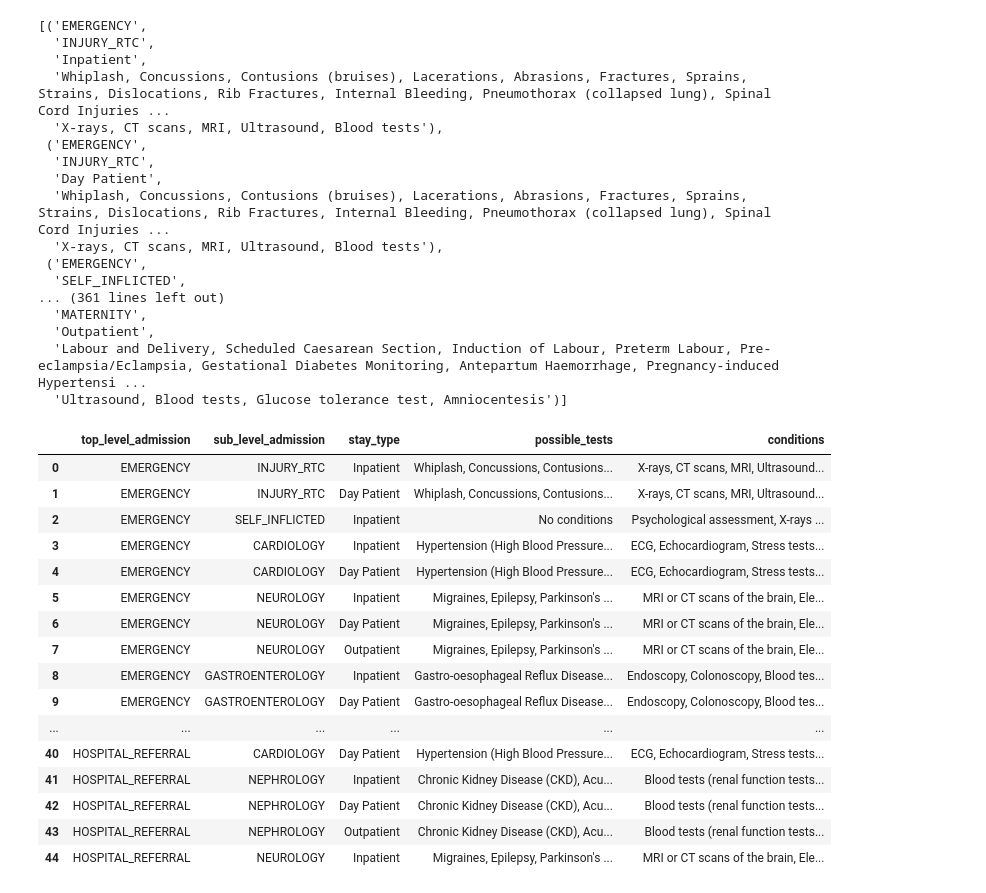
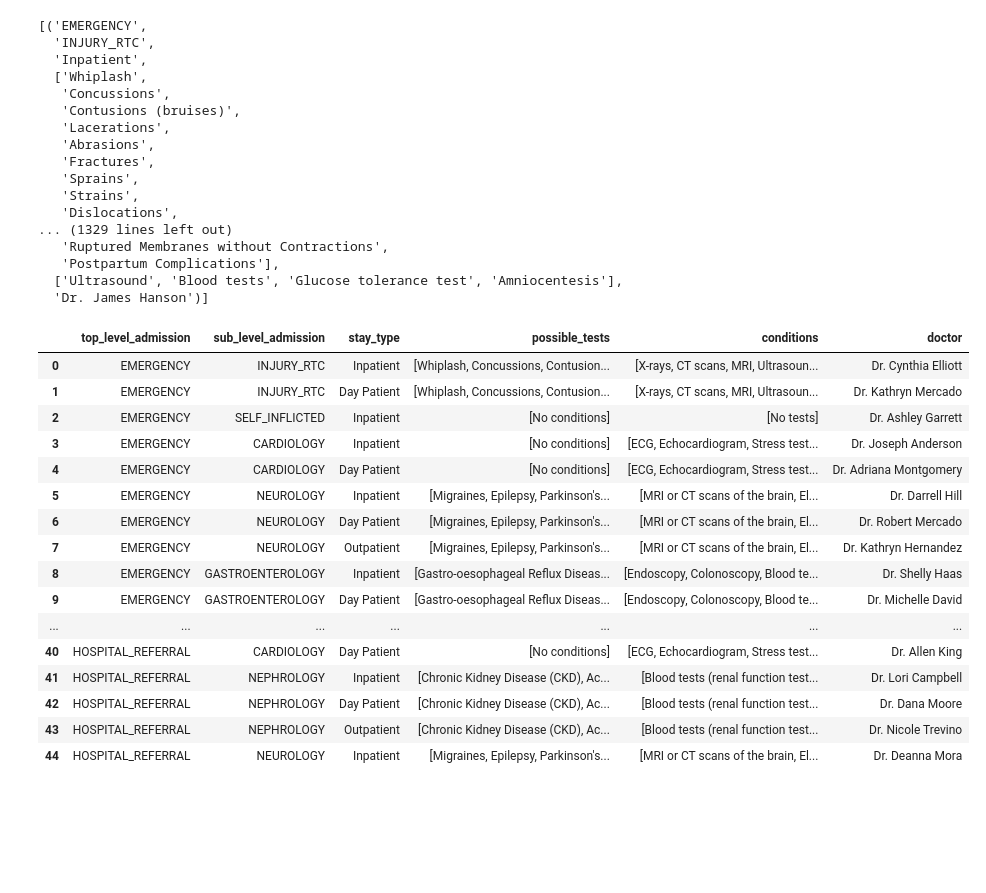
Before and after one commit to jacobluke89/health-data-etl-kaggle, a Jupyter notebook: new_approach.ipynb, the cells around one changed output. Saved outputs shown, nothing was run; the diff lists cells and outputs as text; code cells hidden in the pictures; blank space fills up the shorter version.

Commit message:
introduced doctor function dropped some original functions.

```diff
--- a/new_approach.ipynb
+++ b/new_approach.ipynb
@@ -27,17 +29,17 @@ df = read_postgres_table("dob_age_raw_data")
 # %%
 # df.where(col("Age") < 16).show()
 # %%
-from constants.admission_types_dataset import admission_mapping, CONDITION_TESTS, CONDITIONS_CONST, STAY_TYPES
-
-
+from constants.admission_types_dataset import admission_mapping, AdmissionTypes
 flattened = [
     (
         top_level.name,
         sub_level_key.name,
         stay_type,
-        ", ".join([item for sublist in sub_level_info.get(CONDITIONS_CONST, [["No conditions"]]) for item in sublist]),  ", ".join(sub_level_info.get(CONDITION_TESTS, ["No tests"]))
+        sub_level_info.get("conditions",),
+        sub_level_info.get("tests"),
+        random.choice(sub_level_info.get("doctors"))
     )
     for top_level, sub_level_dict in admission_mapping.items()
     for sub_level_key, sub_level_info in sub_level_dict.items()
-    for stay_type in (sub_level_info[STAY_TYPES] if isinstance(sub_level_info, dict) else sub_level_info)
+    for stay_type in (sub_level_info["stay_types"] if isinstance(sub_level_info, dict) else sub_level_info)
 ]
@@ -47,47 +69,47 @@ flattened
 [('EMERGENCY',
   'INJURY_RTC',
   'Inpatient',
-  'Whiplash, Concussions, Contusions (bruises), Lacerations, Abrasions, Fractures, Sprains, Strains, Dislocations, Rib Fractures, Internal Bleeding, Pneumothorax (collapsed lung), Spinal Cord Injuries ...
-  'X-rays, CT scans, MRI, Ultrasound, Blood tests'),
- ('EMERGENCY',
-  'INJURY_RTC',
-  'Day Patient',
-  'Whiplash, Concussions, Contusions (bruises), Lacerations, Abrasions, Fractures, Sprains, Strains, Dislocations, Rib Fractures, Internal Bleeding, Pneumothorax (collapsed lung), Spinal Cord Injuries ...
-  'X-rays, CT scans, MRI, Ultrasound, Blood tests'),
- ('EMERGENCY',
-  'SELF_INFLICTED',
-... (361 lines left out)
-  'MATERNITY',
-  'Outpatient',
-  'Labour and Delivery, Scheduled Caesarean Section, Induction of Labour, Preterm Labour, Pre-eclampsia/Eclampsia, Gestational Diabetes Monitoring, Antepartum Haemorrhage, Pregnancy-induced Hypertensi ...
-  'Ultrasound, Blood tests, Glucose tolerance test, Amniocentesis')]
+  ['Whiplash',
+   'Concussions',
+   'Contusions (bruises)',
+   'Lacerations',
+   'Abrasions',
+   'Fractures',
+   'Sprains',
+   'Strains',
+   'Dislocations',
+... (1329 lines left out)
+   'Ruptured Membranes without Contractions',
+   'Postpartum Complications'],
+  ['Ultrasound', 'Blood tests', 'Glucose tolerance test', 'Amniocentesis'],
+  'Dr. James Hanson')]
 # %%
 """
 STEP 1
     From the flattened data list we wish to create a DataFrame. This contains all the possible combinations for the given
     top level admissions, sub level admissions, stay types and list of tests available from the admission_mapping, stay_type and admission_tests lists or dictionaries in admission_types_test_dataset.py
 """
-mapping_df = spark.createDataFrame(flattened, ["top_level_admission", "sub_level_admission", "stay_type", "possible_tests", "conditions"])
+mapping_df = spark.createDataFrame(flattened, ["top_level_admission", "sub_level_admission", "stay_type", "possible_tests", "conditions", "doctor"])
 
 display_df(mapping_df, 45)
 # %% [output]
-|  | top_level_admission | sub_level_admission | stay_type | possible_tests | conditions |
-| 0 | EMERGENCY | INJURY_RTC | Inpatient | Whiplash, Concussions, Contusions... | X-rays, CT scans, MRI, Ultrasound... |
-| 1 | EMERGENCY | INJURY_RTC | Day Patient | Whiplash, Concussions, Contusions... | X-rays, CT scans, MRI, Ultrasound... |
-| 2 | EMERGENCY | SELF_INFLICTED | Inpatient | No conditions | Psychological assessment, X-rays ... |
-| 3 | EMERGENCY | CARDIOLOGY | Inpatient | Hypertension (High Blood Pressure... | ECG, Echocardiogram, Stress tests... |
-| 4 | EMERGENCY | CARDIOLOGY | Day Patient | Hypertension (High Blood Pressure... | ECG, Echocardiogram, Stress tests... |
-| 5 | EMERGENCY | NEUROLOGY | Inpatient | Migraines, Epilepsy, Parkinson's ... | MRI or CT scans of the brain, Ele... |
-| 6 | EMERGENCY | NEUROLOGY | Day Patient | Migraines, Epilepsy, Parkinson's ... | MRI or CT scans of the brain, Ele... |
-| 7 | EMERGENCY | NEUROLOGY | Outpatient | Migraines, Epilepsy, Parkinson's ... | MRI or CT scans of the brain, Ele... |
-| 8 | EMERGENCY | GASTROENTEROLOGY | Inpatient | Gastro-oesophageal Reflux Disease... | Endoscopy, Colonoscopy, Blood tes... |
-| 9 | EMERGENCY | GASTROENTEROLOGY | Day Patient | Gastro-oesophageal Reflux Disease... | Endoscopy, Colonoscopy, Blood tes... |
-| ... | ... | ... | ... | ... | ... |
-| 40 | HOSPITAL_REFERRAL | CARDIOLOGY | Day Patient | Hypertension (High Blood Pressure... | ECG, Echocardiogram, Stress tests... |
-| 41 | HOSPITAL_REFERRAL | NEPHROLOGY | Inpatient | Chronic Kidney Disease (CKD), Acu... | Blood tests (renal function tests... |
-| 42 | HOSPITAL_REFERRAL | NEPHROLOGY | Day Patient | Chronic Kidney Disease (CKD), Acu... | Blood tests (renal function tests... |
-| 43 | HOSPITAL_REFERRAL | NEPHROLOGY | Outpatient | Chronic Kidney Disease (CKD), Acu... | Blood tests (renal function tests... |
-| 44 | HOSPITAL_REFERRAL | NEUROLOGY | Inpatient | Migraines, Epilepsy, Parkinson's ... | MRI or CT scans of the brain, Ele... |
+|  | top_level_admission | sub_level_admission | stay_type | possible_tests | conditions | doctor |
+| 0 | EMERGENCY | INJURY_RTC | Inpatient | [Whiplash, Concussions, Contusion... | [X-rays, CT scans, MRI, Ultrasoun... | Dr. Cynthia Elliott |
+| 1 | EMERGENCY | INJURY_RTC | Day Patient | [Whiplash, Concussions, Contusion... | [X-rays, CT scans, MRI, Ultrasoun... | Dr. Kathryn Mercado |
+| 2 | EMERGENCY | SELF_INFLICTED | Inpatient | [No conditions] | [No tests] | Dr. Ashley Garrett |
+| 3 | EMERGENCY | CARDIOLOGY | Inpatient | [No conditions] | [ECG, Echocardiogram, Stress test... | Dr. Joseph Anderson |
+| 4 | EMERGENCY | CARDIOLOGY | Day Patient | [No conditions] | [ECG, Echocardiogram, Stress test... | Dr. Adriana Montgomery |
+| 5 | EMERGENCY | NEUROLOGY | Inpatient | [Migraines, Epilepsy, Parkinson's... | [MRI or CT scans of the brain, El... | Dr. Darrell Hill |
+| 6 | EMERGENCY | NEUROLOGY | Day Patient | [Migraines, Epilepsy, Parkinson's... | [MRI or CT scans of the brain, El... | Dr. Robert Mercado |
+| 7 | EMERGENCY | NEUROLOGY | Outpatient | [Migraines, Epilepsy, Parkinson's... | [MRI or CT scans of the brain, El... | Dr. Kathryn Hernandez |
+| 8 | EMERGENCY | GASTROENTEROLOGY | Inpatient | [Gastro-oesophageal Reflux Diseas... | [Endoscopy, Colonoscopy, Blood te... | Dr. Shelly Haas |
+| 9 | EMERGENCY | GASTROENTEROLOGY | Day Patient | [Gastro-oesophageal Reflux Diseas... | [Endoscopy, Colonoscopy, Blood te... | Dr. Michelle David |
+| ... | ... | ... | ... | ... | ... | ... |
+| 40 | HOSPITAL_REFERRAL | CARDIOLOGY | Day Patient | [No conditions] | [ECG, Echocardiogram, Stress test... | Dr. Allen King |
+| 41 | HOSPITAL_REFERRAL | NEPHROLOGY | Inpatient | [Chronic Kidney Disease (CKD), Ac... | [Blood tests (renal function test... | Dr. Lori Campbell |
+| 42 | HOSPITAL_REFERRAL | NEPHROLOGY | Day Patient | [Chronic Kidney Disease (CKD), Ac... | [Blood tests (renal function test... | Dr. Dana Moore |
+| 43 | HOSPITAL_REFERRAL | NEPHROLOGY | Outpatient | [Chronic Kidney Disease (CKD), Ac... | [Blood tests (renal function test... | Dr. Nicole Trevino |
+| 44 | HOSPITAL_REFERRAL | NEUROLOGY | Inpatient | [Migraines, Epilepsy, Parkinson's... | [MRI or CT scans of the brain, El... | Dr. Deanna Mora |
 # %%
 """
 STEP 2
```
Also changed, not shown: parts of 16 cells of this notebook, 1 other file.
